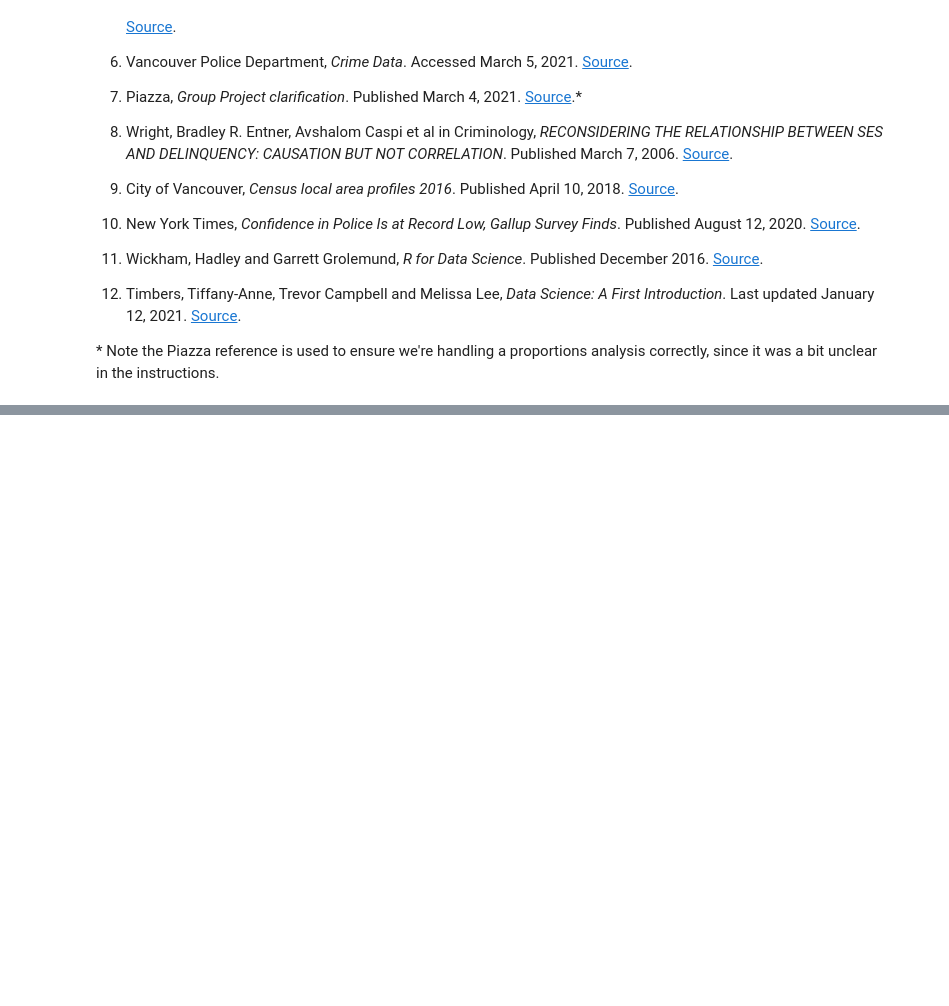
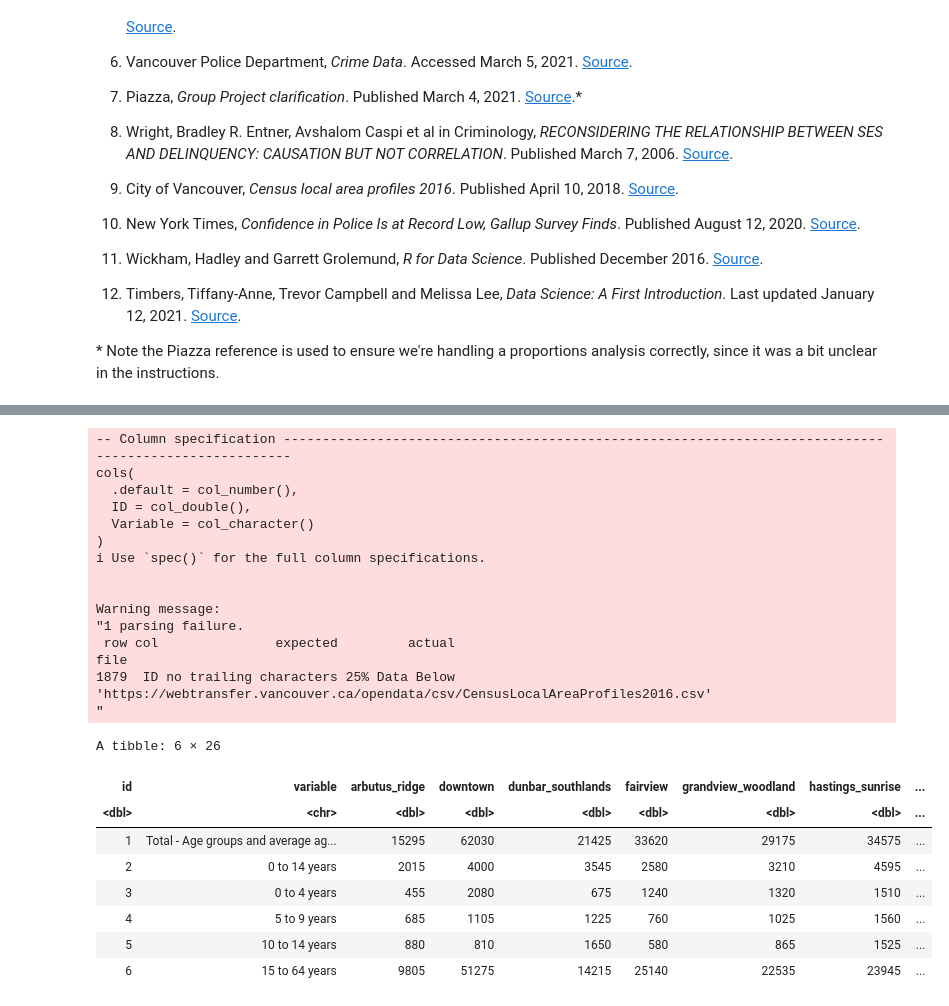
Before and after one commit to adammitha/STAT201-group-project, a Jupyter notebook: code/project-final.ipynb, the cells around one changed output, grey strips where cells are left out. Drawn from its saved outputs; the diff is of its cells as text; code cells hidden in the pictures; blank space fills up the shorter version.

```diff
--- a/code/project-final.ipynb
+++ b/code/project-final.ipynb
@@ -1104,0 +1115,30 @@ unlink("*.zip")
+# %%
+# Read in data from the City of Vancouver "opendata" website
+url <- "https://webtransfer.vancouver.ca/opendata/csv/CensusLocalAreaProfiles2016.csv"
+census <- read_csv(url, skip = 4) %>%
+    clean_names()
+head(census)
+# %% [output]
+-- Column specification ------------------------------------------------------------------------------------------------------
+cols(
+  .default = col_number(),
+  ID = col_double(),
+  Variable = col_character()
+)
+i Use `spec()` for the full column specifications.
+
+
+Warning message:
+"1 parsing failure.
+ row col               expected         actual                                                                            file
+1879  ID no trailing characters 25% Data Below 'https://webtransfer.vancouver.ca/opendata/csv/CensusLocalAreaProfiles2016.csv'
+"
+A tibble: 6 × 26
+| id | variable | arbutus_ridge | downtown | dunbar_southlands | fairview | grandview_woodland | hastings_sunrise | ... |
+| <dbl> | <chr> | <dbl> | <dbl> | <dbl> | <dbl> | <dbl> | <dbl> | ... |
+| 1 | Total - Age groups and average ag... | 15295 | 62030 | 21425 | 33620 | 29175 | 34575 | ... |
+| 2 | 0 to 14 years | 2015 | 4000 | 3545 | 2580 | 3210 | 4595 | ... |
+| 3 | 0 to 4 years | 455 | 2080 | 675 | 1240 | 1320 | 1510 | ... |
+| 4 | 5 to 9 years | 685 | 1105 | 1225 | 760 | 1025 | 1560 | ... |
+| 5 | 10 to 14 years | 880 | 810 | 1650 | 580 | 865 | 1525 | ... |
+| 6 | 15 to 64 years | 9805 | 51275 | 14215 | 25140 | 22535 | 23945 | ... |
```
Also changed, not shown: parts of 19 cells of this notebook, 1 other file.
